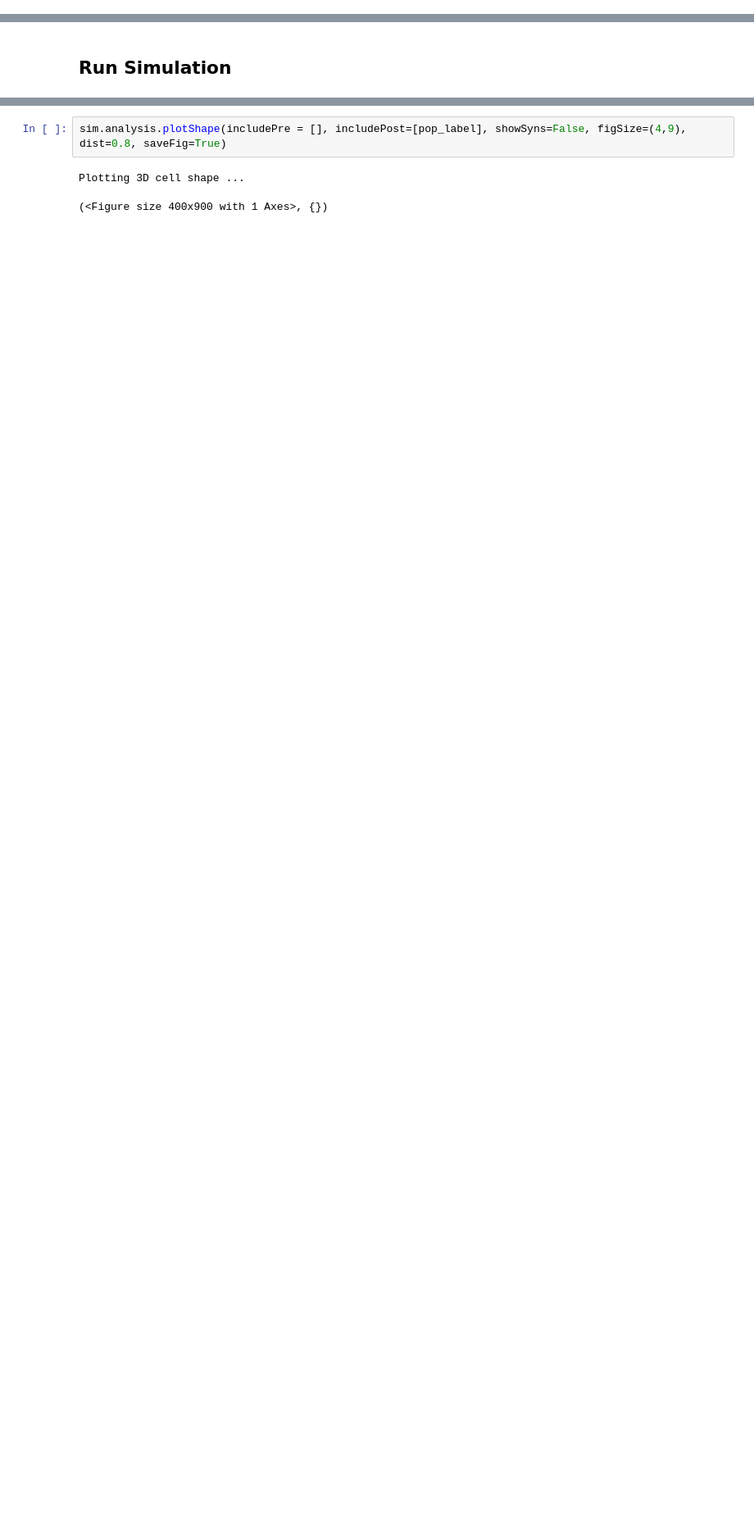
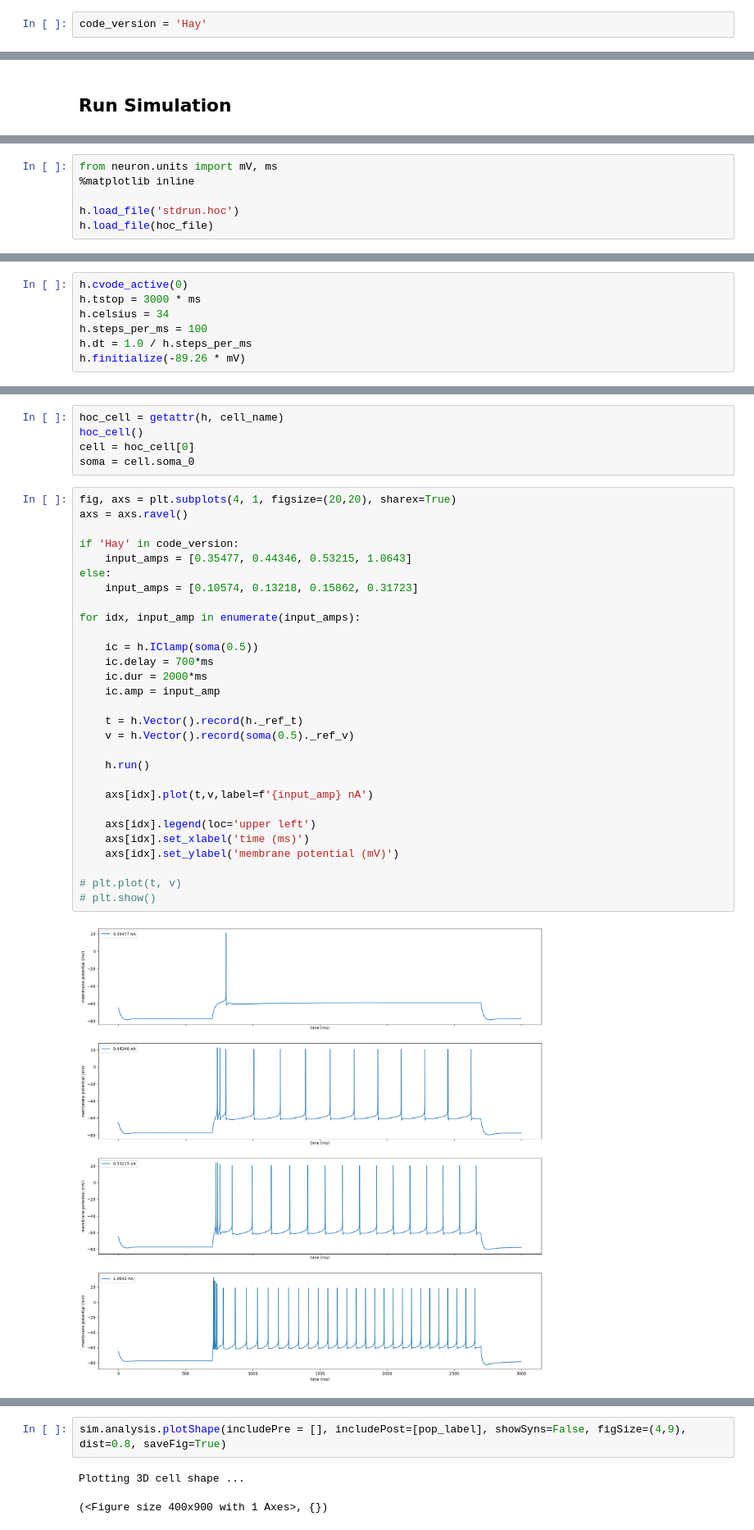
Before and after one commit to kedoxey/PyramidalCellSimulations, a Jupyter notebook: simulate_cell.ipynb, the cells around one changed output, grey strips where cells are left out. Shown: that part at 82% size. Drawn from its saved outputs; the diff is of its cells as text; blank space fills up the shorter version.

Commit message:
reproduce 4 simulations with current clamps from neuroml-db electrophysiology page of Hay L5 and Allen L23 pyramidal cells in NEURON

```diff
--- a/simulate_cell.ipynb
+++ b/simulate_cell.ipynb
@@ -10,5 +10,7 @@ Warning: no DISPLAY environment variable.
 --No graphics will be displayed.
 # %% [markdown]
 ## Define model
+# %%
+code_version = 'Hay'
 # %%
 model_version = 'NEURON'
@@ -136,0 +156,6 @@ Total time = 100.25 s
+# %%
+from neuron.units import mV, ms
+%matplotlib inline
+
+h.load_file('stdrun.hoc')
+h.load_file(hoc_file)
@@ -136,0 +164,7 @@ Total time = 100.25 s
+# %%
+h.cvode_active(0)
+h.tstop = 3000 * ms
+h.celsius = 34
+h.steps_per_ms = 100
+h.dt = 1.0 / h.steps_per_ms
+h.finitialize(-89.26 * mV)
@@ -136,0 +173,36 @@ Total time = 100.25 s
+# %%
+hoc_cell = getattr(h, cell_name)
+hoc_cell()
+cell = hoc_cell[0]
+soma = cell.soma_0
+# %%
+fig, axs = plt.subplots(4, 1, figsize=(20,20), sharex=True)
+axs = axs.ravel()
+
+if 'Hay' in code_version:
+    input_amps = [0.35477, 0.44346, 0.53215, 1.0643]
+else:
+    input_amps = [0.10574, 0.13218, 0.15862, 0.31723]
+
+for idx, input_amp in enumerate(input_amps):
+
+    ic = h.IClamp(soma(0.5))
+    ic.delay = 700*ms
+    ic.dur = 2000*ms
+    ic.amp = input_amp
+
+    t = h.Vector().record(h._ref_t)
+    v = h.Vector().record(soma(0.5)._ref_v)
+
+    h.run()
+
+    axs[idx].plot(t,v,label=f'{input_amp} nA')
+
+    axs[idx].legend(loc='upper left')
+    axs[idx].set_xlabel('time (ms)')
+    axs[idx].set_ylabel('membrane potential (mV)')
+
+# plt.plot(t, v)
+# plt.show()
+# %% [output]
+[figure, added]
```
Also changed, not shown: parts of 13 cells of this notebook, 48 other files.
